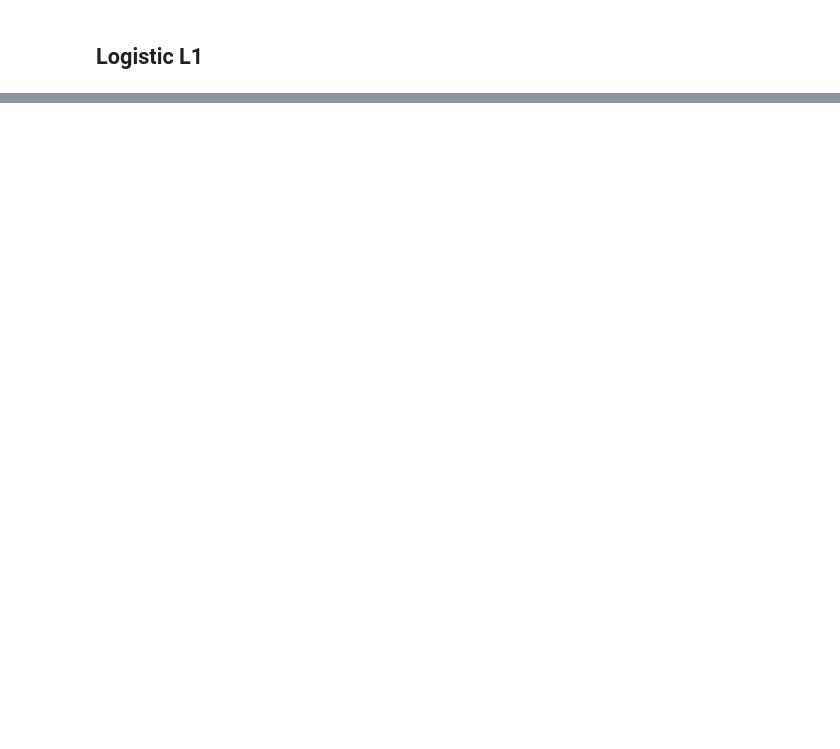
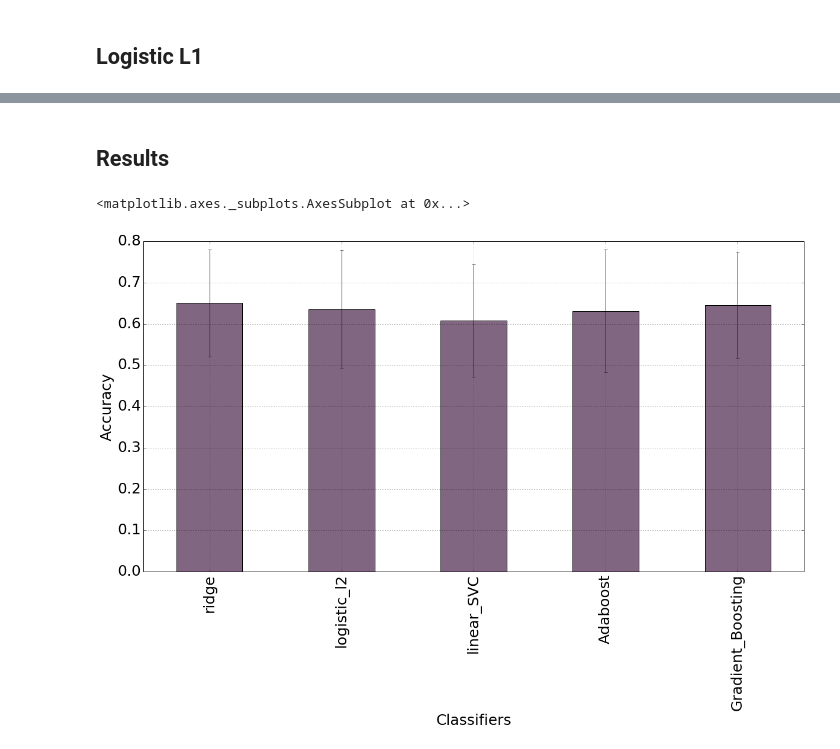
Before and after one commit to fducau/TAD_Project_2016, a Jupyter notebook: indices_models.ipynb, the cells around one changed output, grey strips where cells are left out. Saved outputs shown, nothing was run; the diff lists cells and outputs as text; code cells hidden in the pictures; blank space fills up the shorter version.

```diff
--- a/indices_models.ipynb
+++ b/indices_models.ipynb
@@ -289,0 +329,7 @@ LogisticRegression(C=30.538555088334185, class_weight=None, dual=False,
+# %%
+res = pd.DataFrame([accuracy, ['Gradient_Boosting']*N])
+res = res.T
+res.columns = ['acc', 'classifier']
+results = results.append(res)
+# %% [markdown]
+## Results
@@ -289,0 +343,18 @@ LogisticRegression(C=30.538555088334185, class_weight=None, dual=False,
+# %%
+final = pd.DataFrame(columns = results.classifier.unique())
+for clas in results.classifier.unique():
+    tmp = results[results.classifier == clas].acc
+    tmp.index = np.arange(len(tmp))
+    final.loc[:,clas] = tmp
+# %%
+means = final.drop(['logistic_l1', 'SVC_radial', 'random_forest'],1).mean()
+# %%
+std = final.drop(['logistic_l1', 'SVC_radial', 'random_forest'],1).std()
+# %%
+fig, ax = plt.subplots(figsize=(20,10))
+plt.ylabel('Accuracy', fontsize=25)
+plt.xlabel('Classifiers', fontsize=25)
+means.plot.bar(yerr=std, ax=ax, color=(0.5,0.4,0.5), fontsize=25, grid=True)
+# %% [output]
+<matplotlib.axes._subplots.AxesSubplot at 0x...>
+[figure, added]
```
Also changed, not shown: parts of 84 cells of this notebook.
